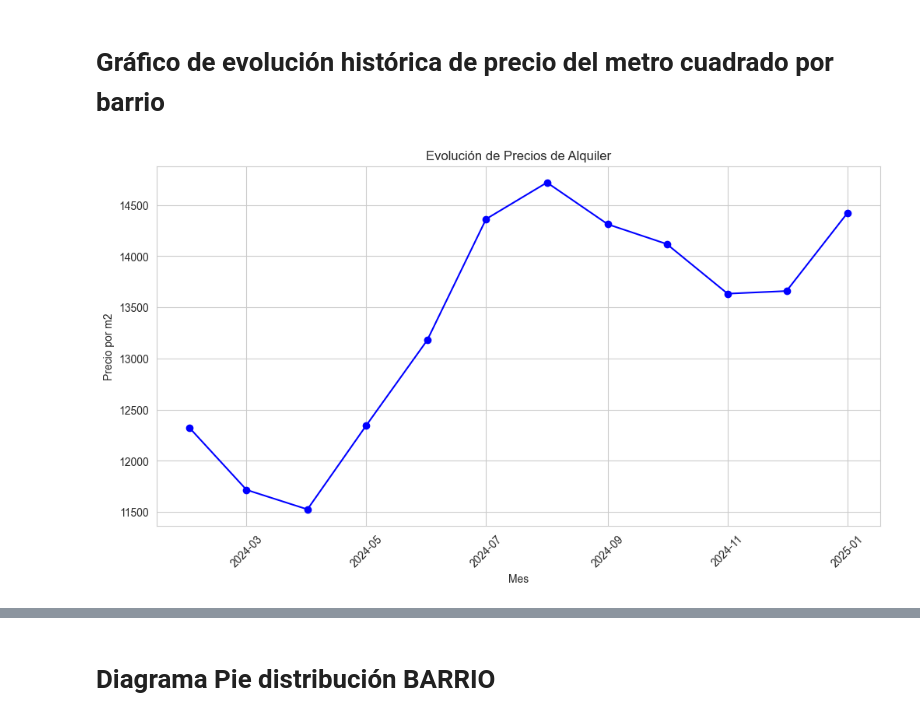
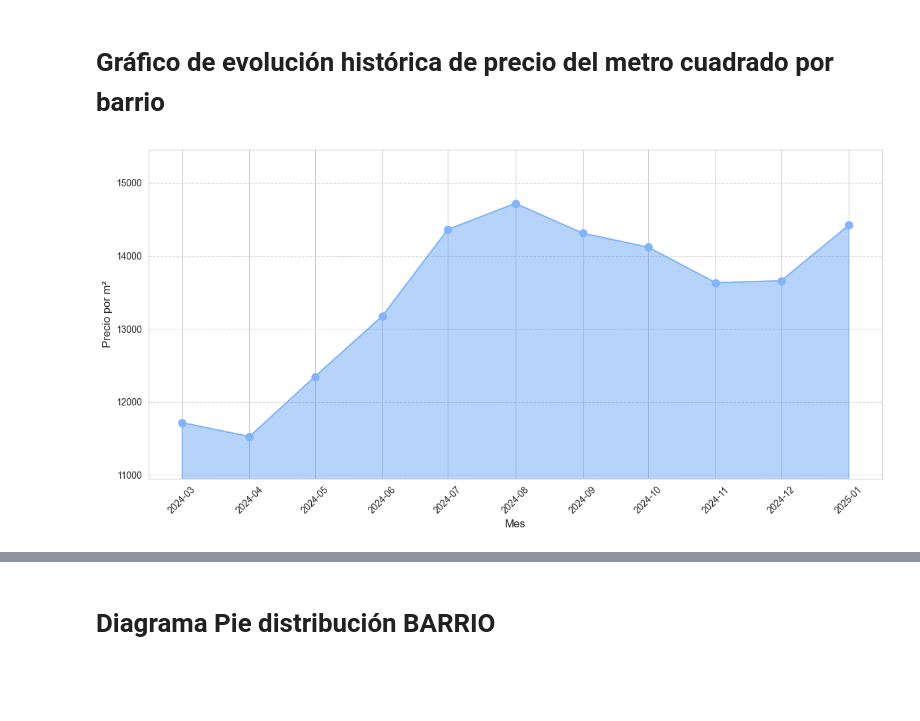
Before and after one commit to Handerllon/observatorio-inmobiliario-scrapping, a Jupyter notebook: Reporting/workdir/metric_generator.ipynb, the cells around one changed output, grey strips where cells are left out. Cells and saved outputs as stored; diff of their text form; code cells hidden in the pictures; blank space fills up the shorter version.

```diff
--- a/Reporting/workdir/metric_generator.ipynb
+++ b/Reporting/workdir/metric_generator.ipynb
@@ -231,7 +231,7 @@ from io import StringIO
 
 BARRIO = "PALERMO"
 AMBIENTES = 3
-HISTORIC_FILE_PATH = "Files/alquilerescaba_202501.xlsx"
+HISTORIC_FILE_PATH = "alquilerescaba_202501.xlsx"
 
 load_dotenv()
 session = boto3.Session(
@@ -567,58 +577,55 @@ Name: price, dtype: float64
 # %%
 import pandas as pd
 import matplotlib.pyplot as plt
 import seaborn as sns
+from datetime import datetime
 
 # Cargar el archivo
 file_path = HISTORIC_FILE_PATH
 df = pd.read_excel(file_path)
 
-# Quitamos del dataframe los locales y oficinas
-# Dataframe negar la condición
+# Filtrar el dataframe para quitar oficinas y locales
 df = df[~df['Inmueble'].isin(["Oficina", "Local"])]
 df.drop(columns=['Inmueble'], inplace=True)
 
 # Convertir la columna 'Mes' a formato datetime
 df['Mes'] = pd.to_datetime(df['Mes'], format='%Y-%m')
-df.head()
+df_grouped = df.groupby(['Mes', 'Barrio']).agg({'Mediana.por.m2.a.precios.corrientes': 'mean'}).reset_index()
 
-df_grouped = df.groupby(['Mes', 'Barrio']).agg({'Mediana.por.m2.a.precios.corrientes': 'mean'}).reset_index()
-df_grouped.head()
+# Obtener la fecha actual y filtrar datos del último año
+current_date = datetime.today()
+one_year_ago = current_date.replace(year=current_date.year - 1)
+df_grouped = df_grouped[df_grouped['Mes'] >= one_year_ago]
 
-from datetime import datetime, timedelta
-
-# Get the current date
-current_date = datetime.today()
-
-# Subtract one year
-one_year_ago = current_date.replace(year=current_date.year - 1)
-
-# Format as 'YYYY-MM'
-formatted_date = one_year_ago.strftime('%Y-%m')
-
-df_grouped = df_grouped[df_grouped['Mes'] >= formatted_date]
-
-# Definir colores para cada zona
-colores = {
-    BARRIO: "blue"
-}
+# Filtrar para un barrio específico
+barrio_especifico = BARRIO  # Reemplázalo con el nombre del barrio que deseas graficar
+subset = df_grouped[df_grouped['Barrio'] == barrio_especifico]
 
 # Crear la figura y el gráfico
 plt.figure(figsize=(12, 6))
 sns.set_style("whitegrid")
 
-for zona, color in colores.items():
-    subset = df_grouped[df_grouped['Barrio'] == zona]
-    plt.plot(subset['Mes'], subset['Mediana.por.m2.a.precios.corrientes'], marker='o', label=zona, color=color)
+# Graficar el área bajo la curva
+plt.fill_between(subset['Mes'], subset['Mediana.por.m2.a.precios.corrientes'],
+                 color='#4A91F1', alpha=0.4)
+
+# Graficar la línea de precios
+plt.plot(subset['Mes'], subset['Mediana.por.m2.a.precios.corrientes'],
+         marker='o', label=barrio_especifico, color='#81B4F9', markersize=8)
+
+# Definir límites para el eje Y comenzando desde el menor punto
+min_price = subset['Mediana.por.m2.a.precios.corrientes'].min()
+plt.ylim(bottom=min_price * 0.95)
 
 # Configurar etiquetas y título
-plt.xlabel("Mes")
-plt.ylabel("Precio por m2")
-plt.title("Evolución de Precios de Alquiler")
-#plt.legend()
+plt.gca().yaxis.set_major_formatter(FuncFormatter(format_yaxis))
+plt.xlabel("Mes", fontsize=12)
+plt.ylabel("Precio por m²", fontsize=12)
 plt.xticks(rotation=45)
+plt.grid(axis='y', linestyle='--', alpha=0.7)
 
-# Mostrar el gráfico
+# Ajustar diseño y mostrar el gráfico
+plt.tight_layout()
 plt.show()
 # %% [output]
-[figure, old version]
+[figure, new version]
```
Also changed, not shown: parts of 5 cells of this notebook.
